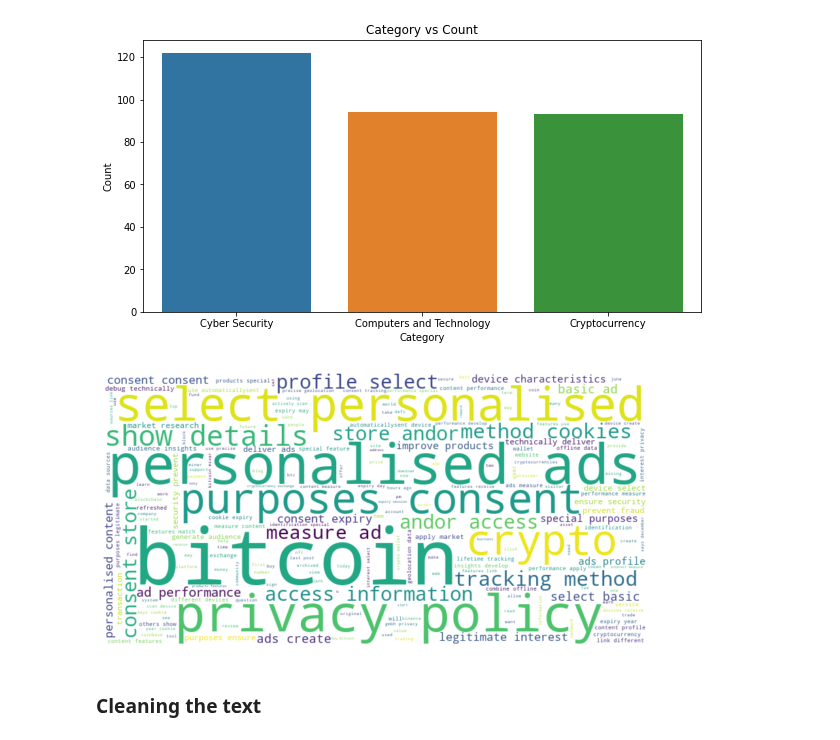
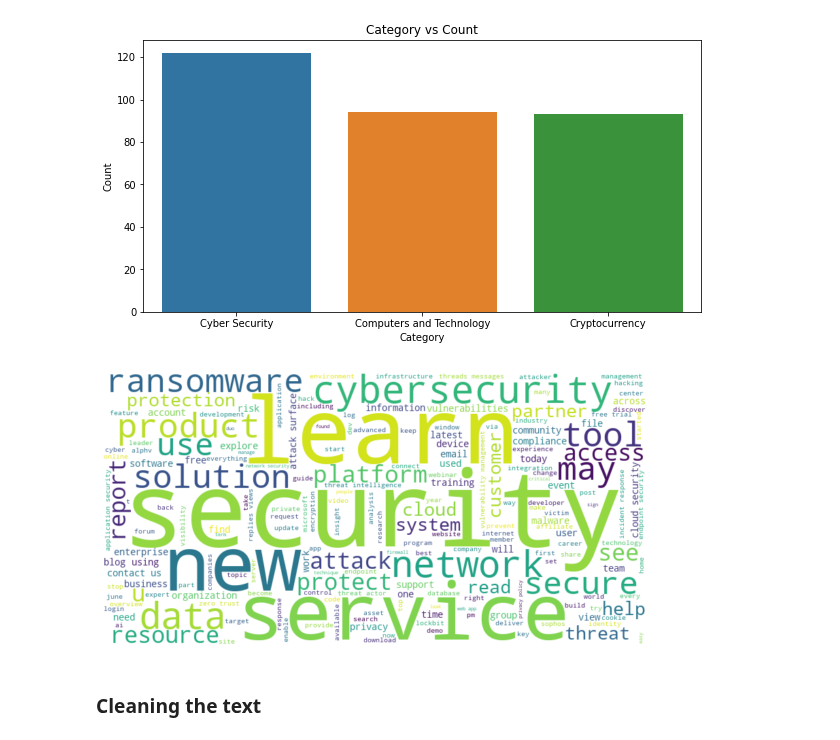
Before and after one commit to Shreyas-hacker/Webpages, a Jupyter notebook: Hierarchal model/Computer/ComputerClassification.ipynb, the cells around one changed output. Drawn from its saved outputs; the diff is of its cells as text; code cells hidden in the pictures.

```diff
--- a/Hierarchal model/Computer/ComputerClassification.ipynb
+++ b/Hierarchal model/Computer/ComputerClassification.ipynb
@@ -36,19 +34,19 @@ plt.show()
 # %%
 from wordcloud import WordCloud
 
-category_name = "Cryptocurrency"
+category_name = "Cyber Security"
 category_data = computer[computer["Category"]==category_name]['cleaned_website_text']
 category_text = ' '.join(category_data)
 
 wordcloud = WordCloud(width=800, height=400, background_color='white').generate(category_text)
 
 # Plot the word cloud
 plt.figure(figsize=(10, 5))
 plt.imshow(wordcloud, interpolation='bilinear')
 plt.axis('off')
 plt.show()
 # %% [output]
-[figure, old version]
+[figure, new version]
 # %% [markdown]
 ### Cleaning the text
 # %%
```
Also changed, not shown: parts of 8 cells of this notebook, 1 other file.
